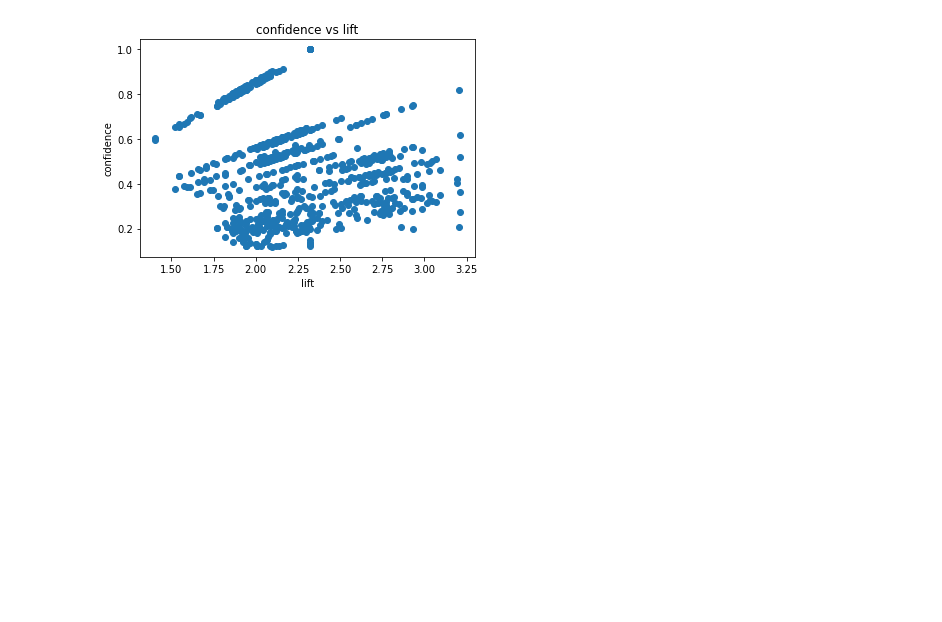
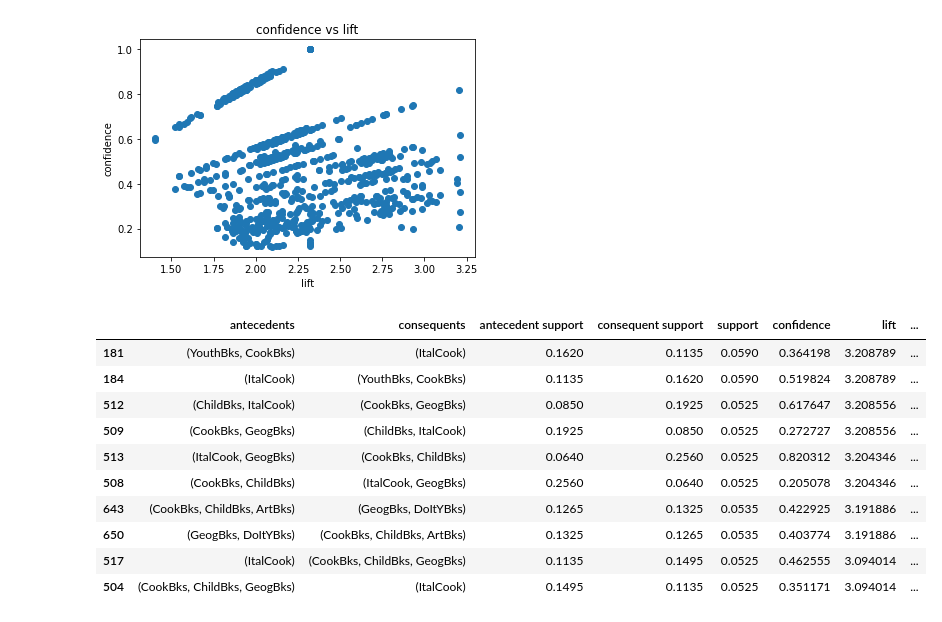
Before and after one commit to vidjaydas/DS_Assignments, a Jupyter notebook: Association_Rules_Assignment_Books.ipynb, the cells around one changed output. Cells and saved outputs as stored; diff of their text form; code cells hidden in the pictures; blank space fills up the shorter version.

```diff
--- a/Association_Rules_Assignment_Books.ipynb
+++ b/Association_Rules_Assignment_Books.ipynb
@@ -190,3 +190,17 @@ plt.title('confidence vs lift')
 plt.show()
 # %% [output]
 [figure]
+# %%
+rules.sort_values('lift', ascending=False).head(10)
+# %% [output]
+|  | antecedents | consequents | antecedent support | consequent support | support | confidence | lift | ... |
+| 181 | (YouthBks, CookBks) | (ItalCook) | 0.1620 | 0.1135 | 0.0590 | 0.364198 | 3.208789 | ... |
+| 184 | (ItalCook) | (YouthBks, CookBks) | 0.1135 | 0.1620 | 0.0590 | 0.519824 | 3.208789 | ... |
+| 512 | (ChildBks, ItalCook) | (CookBks, GeogBks) | 0.0850 | 0.1925 | 0.0525 | 0.617647 | 3.208556 | ... |
+| 509 | (CookBks, GeogBks) | (ChildBks, ItalCook) | 0.1925 | 0.0850 | 0.0525 | 0.272727 | 3.208556 | ... |
+| 513 | (ItalCook, GeogBks) | (CookBks, ChildBks) | 0.0640 | 0.2560 | 0.0525 | 0.820312 | 3.204346 | ... |
+| 508 | (CookBks, ChildBks) | (ItalCook, GeogBks) | 0.2560 | 0.0640 | 0.0525 | 0.205078 | 3.204346 | ... |
+| 643 | (CookBks, ChildBks, ArtBks) | (GeogBks, DoItYBks) | 0.1265 | 0.1325 | 0.0535 | 0.422925 | 3.191886 | ... |
+| 650 | (GeogBks, DoItYBks) | (CookBks, ChildBks, ArtBks) | 0.1325 | 0.1265 | 0.0535 | 0.403774 | 3.191886 | ... |
+| 517 | (ItalCook) | (CookBks, ChildBks, GeogBks) | 0.1135 | 0.1495 | 0.0525 | 0.462555 | 3.094014 | ... |
+| 504 | (CookBks, ChildBks, GeogBks) | (ItalCook) | 0.1495 | 0.1135 | 0.0525 | 0.351171 | 3.094014 | ... |
```
